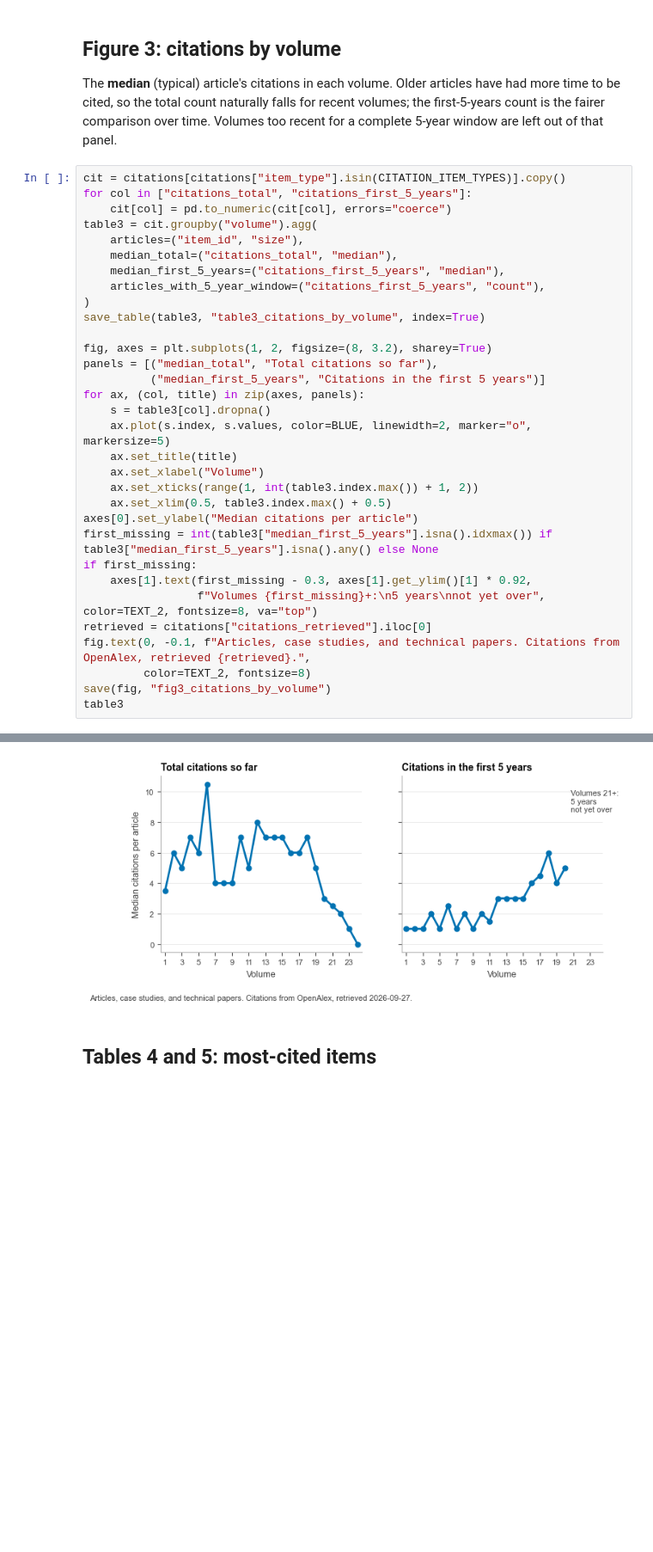
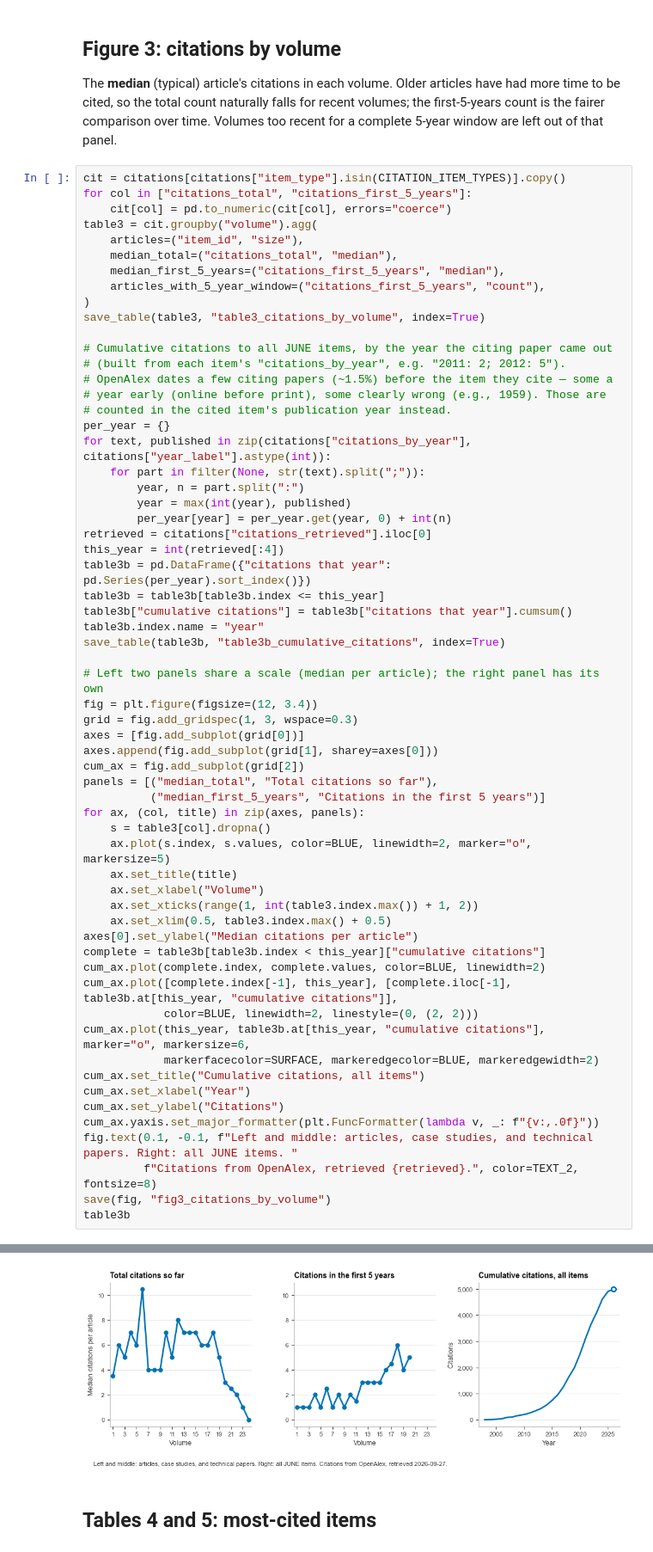
Before and after one commit to ajuavinett/JUNE_Utilities, a Jupyter notebook: 05_figures.ipynb, the cells around one changed output, grey strips where cells are left out. Shown at 86% size. Saved outputs shown, nothing was run; the diff lists cells and outputs as text; blank space fills up the shorter version.

```diff
--- a/05_figures.ipynb
+++ b/05_figures.ipynb
@@ -213,7 +232,31 @@ table3 = cit.groupby("volume").agg(
 )
 save_table(table3, "table3_citations_by_volume", index=True)
 
-fig, axes = plt.subplots(1, 2, figsize=(8, 3.2), sharey=True)
+# Cumulative citations to all JUNE items, by the year the citing paper came out
+# (built from each item's "citations_by_year", e.g. "2011: 2; 2012: 5").
+# OpenAlex dates a few citing papers (~1.5%) before the item they cite — some a
+# year early (online before print), some clearly wrong (e.g., 1959). Those are
+# counted in the cited item's publication year instead.
+per_year = {}
+for text, published in zip(citations["citations_by_year"], citations["year_label"].astype(int)):
+    for part in filter(None, str(text).split(";")):
+        year, n = part.split(":")
+        year = max(int(year), published)
+        per_year[year] = per_year.get(year, 0) + int(n)
+retrieved = citations["citations_retrieved"].iloc[0]
+this_year = int(retrieved[:4])
+table3b = pd.DataFrame({"citations that year": pd.Series(per_year).sort_index()})
+table3b = table3b[table3b.index <= this_year]
+table3b["cumulative citations"] = table3b["citations that year"].cumsum()
+table3b.index.name = "year"
+save_table(table3b, "table3b_cumulative_citations", index=True)
+
+# Left two panels share a scale (median per article); the right panel has its own
+fig = plt.figure(figsize=(12, 3.4))
+grid = fig.add_gridspec(1, 3, wspace=0.3)
+axes = [fig.add_subplot(grid[0])]
+axes.append(fig.add_subplot(grid[1], sharey=axes[0]))
+cum_ax = fig.add_subplot(grid[2])
 panels = [("median_total", "Total citations so far"),
           ("median_first_5_years", "Citations in the first 5 years")]
 for ax, (col, title) in zip(axes, panels):
@@ -224,14 +267,19 @@ for ax, (col, title) in zip(axes, panels):
     ax.set_xticks(range(1, int(table3.index.max()) + 1, 2))
     ax.set_xlim(0.5, table3.index.max() + 0.5)
 axes[0].set_ylabel("Median citations per article")
-first_missing = int(table3["median_first_5_years"].isna().idxmax()) if table3["median_first_5_years"].isna().any() else None
-if first_missing:
-    axes[1].text(first_missing - 0.3, axes[1].get_ylim()[1] * 0.92,
-                 f"Volumes {first_missing}+:\n5 years\nnot yet over", color=TEXT_2, fontsize=8, va="top")
-retrieved = citations["citations_retrieved"].iloc[0]
-fig.text(0, -0.1, f"Articles, case studies, and technical papers. Citations from OpenAlex, retrieved {retrieved}.",
-         color=TEXT_2, fontsize=8)
+complete = table3b[table3b.index < this_year]["cumulative citations"]
+cum_ax.plot(complete.index, complete.values, color=BLUE, linewidth=2)
+cum_ax.plot([complete.index[-1], this_year], [complete.iloc[-1], table3b.at[this_year, "cumulative citations"]],
+            color=BLUE, linewidth=2, linestyle=(0, (2, 2)))
+cum_ax.plot(this_year, table3b.at[this_year, "cumulative citations"], marker="o", markersize=6,
+            markerfacecolor=SURFACE, markeredgecolor=BLUE, markeredgewidth=2)
+cum_ax.set_title("Cumulative citations, all items")
+cum_ax.set_xlabel("Year")
+cum_ax.set_ylabel("Citations")
+cum_ax.yaxis.set_major_formatter(plt.FuncFormatter(lambda v, _: f"{v:,.0f}"))
+fig.text(0.1, -0.1, f"Left and middle: articles, case studies, and technical papers. Right: all JUNE items. "
+         f"Citations from OpenAlex, retrieved {retrieved}.", color=TEXT_2, fontsize=8)
 save(fig, "fig3_citations_by_volume")
-table3
+table3b
 # %% [output]
 saved tables/table3_citations_by_volume.csv
@@ -257,4 +306,4 @@ saved figures/fig3_citations_by_volume.png and .pdf
-[figure, old version]
+[figure, new version]
 # %% [markdown]
 ## Tables 4 and 5: most-cited items
 # %%
```
Also changed, not shown: parts of 3 cells of this notebook, 15 other files.
